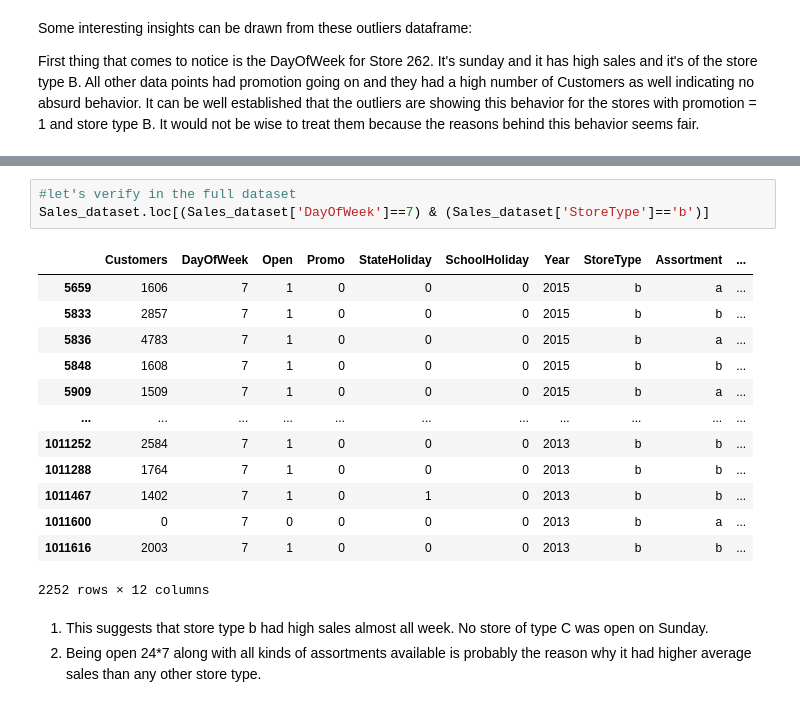
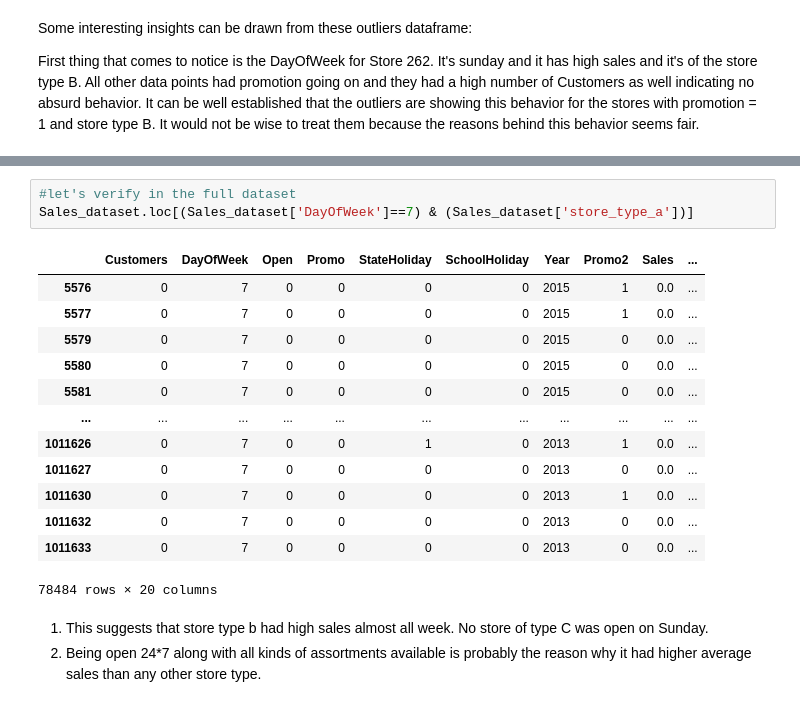
Before and after one commit to Gowthaam-K/Retail_Sales_Prediction, a Jupyter notebook: Gowthaam_Kumarasamy_Retail_Sales_Prediction_Capstone_Project.ipynb, the cells around one changed output, grey strips where cells are left out. Saved outputs shown, nothing was run; the diff lists cells and outputs as text.

```diff
--- a/Gowthaam_Kumarasamy_Retail_Sales_Prediction_Capstone_Project.ipynb
+++ b/Gowthaam_Kumarasamy_Retail_Sales_Prediction_Capstone_Project.ipynb
@@ -660,20 +675,20 @@ sns.barplot(x=Sales_dataset['DayOfWeek'],y=Sales_dataset["Sales"],hue=Sales_data
 # %%
 #let's verify in the full dataset
-Sales_dataset.loc[(Sales_dataset['DayOfWeek']==7) & (Sales_dataset['StoreType']=='b')]
+Sales_dataset.loc[(Sales_dataset['DayOfWeek']==7) & (Sales_dataset['store_type_a'])]
 # %% [output]
-|  | Customers | DayOfWeek | Open | Promo | StateHoliday | SchoolHoliday | Year | StoreType | Assortment | ... |
-| 5659 | 1606 | 7 | 1 | 0 | 0 | 0 | 2015 | b | a | ... |
-| 5833 | 2857 | 7 | 1 | 0 | 0 | 0 | 2015 | b | b | ... |
-| 5836 | 4783 | 7 | 1 | 0 | 0 | 0 | 2015 | b | a | ... |
-| 5848 | 1608 | 7 | 1 | 0 | 0 | 0 | 2015 | b | b | ... |
-| 5909 | 1509 | 7 | 1 | 0 | 0 | 0 | 2015 | b | a | ... |
+|  | Customers | DayOfWeek | Open | Promo | StateHoliday | SchoolHoliday | Year | Promo2 | Sales | ... |
+| 5576 | 0 | 7 | 0 | 0 | 0 | 0 | 2015 | 1 | 0.0 | ... |
+| 5577 | 0 | 7 | 0 | 0 | 0 | 0 | 2015 | 1 | 0.0 | ... |
+| 5579 | 0 | 7 | 0 | 0 | 0 | 0 | 2015 | 0 | 0.0 | ... |
+| 5580 | 0 | 7 | 0 | 0 | 0 | 0 | 2015 | 0 | 0.0 | ... |
+| 5581 | 0 | 7 | 0 | 0 | 0 | 0 | 2015 | 0 | 0.0 | ... |
 | ... | ... | ... | ... | ... | ... | ... | ... | ... | ... | ... |
-| 1011252 | 2584 | 7 | 1 | 0 | 0 | 0 | 2013 | b | b | ... |
-| 1011288 | 1764 | 7 | 1 | 0 | 0 | 0 | 2013 | b | b | ... |
-| 1011467 | 1402 | 7 | 1 | 0 | 1 | 0 | 2013 | b | b | ... |
-| 1011600 | 0 | 7 | 0 | 0 | 0 | 0 | 2013 | b | a | ... |
-| 1011616 | 2003 | 7 | 1 | 0 | 0 | 0 | 2013 | b | b | ... |
+| 1011626 | 0 | 7 | 0 | 0 | 1 | 0 | 2013 | 1 | 0.0 | ... |
+| 1011627 | 0 | 7 | 0 | 0 | 0 | 0 | 2013 | 0 | 0.0 | ... |
+| 1011630 | 0 | 7 | 0 | 0 | 0 | 0 | 2013 | 1 | 0.0 | ... |
+| 1011632 | 0 | 7 | 0 | 0 | 0 | 0 | 2013 | 0 | 0.0 | ... |
+| 1011633 | 0 | 7 | 0 | 0 | 0 | 0 | 2013 | 0 | 0.0 | ... |
-2252 rows × 12 columns
+78484 rows × 20 columns
 # %% [markdown]
 1. This suggests that store type b had high sales almost all week. No store of type C was open on Sunday.
 2. Being open 24*7 along with all kinds of assortments available is probably the reason why it had higher average sales than any other store type.
```
Also changed, not shown: parts of 21 cells of this notebook.
